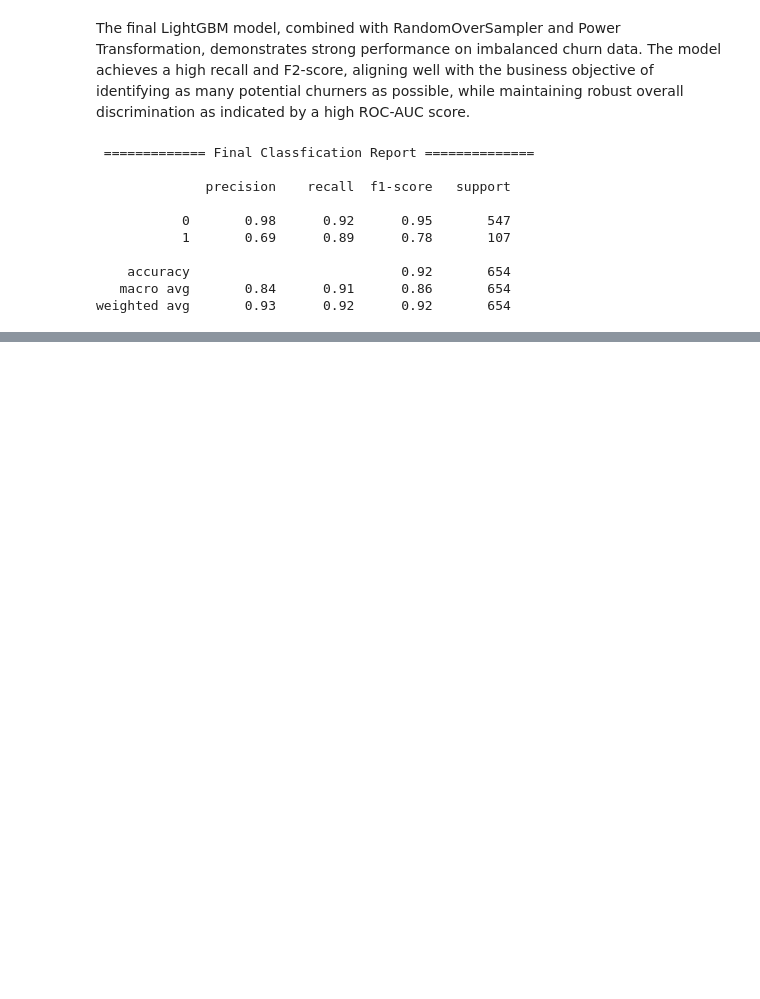
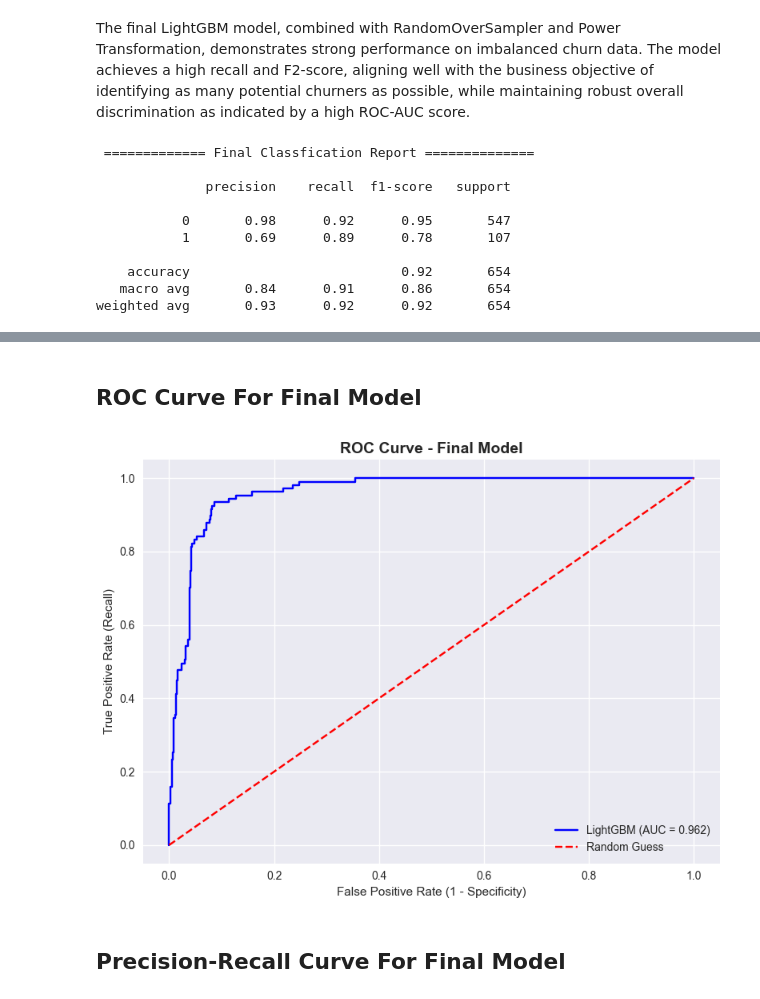
Before and after one commit to nayana-sisil/predictive-customer-churn-ecommerce-retention, a Jupyter notebook: cutomer_churn.ipynb, the cells around one changed output, grey strips where cells are left out. Drawn from its saved outputs; the diff is of its cells as text; code cells hidden in the pictures; blank space fills up the shorter version.

```diff
--- a/cutomer_churn.ipynb
+++ b/cutomer_churn.ipynb
@@ -1773,0 +1786,24 @@ cm = co
+# %% [markdown]
+## ROC Curve For Final Model
+# %%
+y_prob = final_model.predict_proba(X_test_preprocessed)[:,1]
+
+fpr, tpr, threshold = roc_curve(y_test, y_prob)
+
+auc_score = roc_auc_score(y_test, y_prob)
+
+plt.figure(figsize=(8, 6))
+plt.plot(fpr, tpr, color='blue', label=f'LightGBM (AUC = {auc_score:.3f})')
+plt.plot([0, 1], [0, 1], color='red', linestyle='--', label='Random Guess')
+
+plt.title('ROC Curve - Final Model', fontsize=14, fontweight='bold')
+plt.xlabel('False Positive Rate (1 - Specificity)')
+plt.ylabel('True Positive Rate (Recall)')
+plt.legend(loc="lower right")
+plt.grid(True)
+plt.tight_layout()
+plt.show()
+# %% [output]
+[figure, added]
+# %% [markdown]
+## Precision-Recall Curve For Final Model
```
Also changed, not shown: parts of 4 cells of this notebook, 2 other files.
